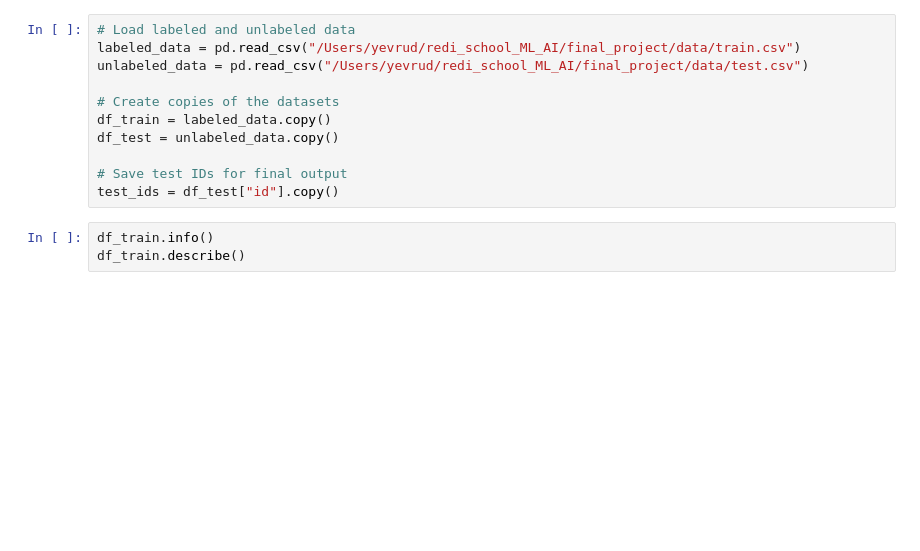
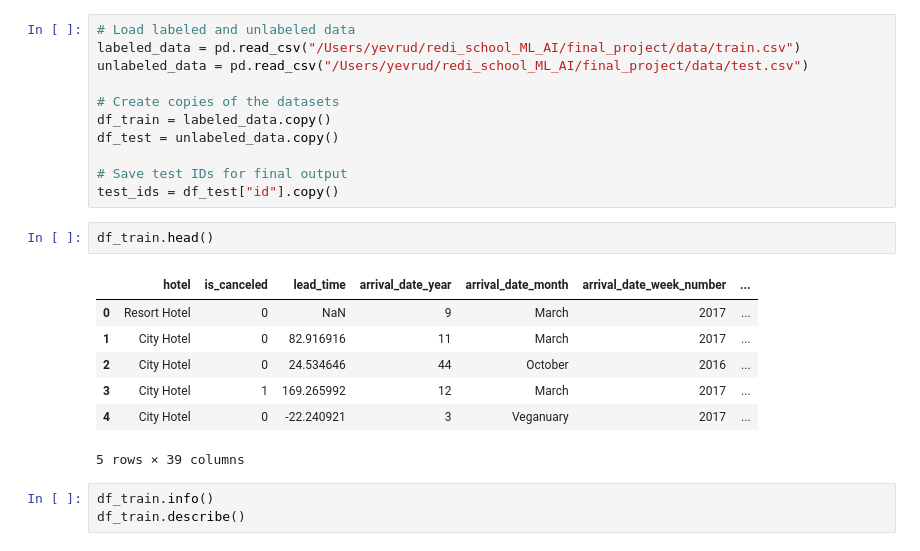
Before and after one commit to Yevheniia-Rudenko/redi_school_ML_AI, a Jupyter notebook: final_project/simple_logistic_regression.ipynb, the cells around one changed output. Saved outputs shown, nothing was run; the diff lists cells and outputs as text; blank space fills up the shorter version.

```diff
--- a/final_project/simple_logistic_regression.ipynb
+++ b/final_project/simple_logistic_regression.ipynb
@@ -28,6 +28,16 @@ df_test = unlabeled_data.copy()
 
 # Save test IDs for final output
 test_ids = df_test["id"].copy()
+# %%
+df_train.head()
+# %% [output]
+|  | hotel | is_canceled | lead_time | arrival_date_year | arrival_date_month | arrival_date_week_number | ... |
+| 0 | Resort Hotel | 0 | NaN | 9 | March | 2017 | ... |
+| 1 | City Hotel | 0 | 82.916916 | 11 | March | 2017 | ... |
+| 2 | City Hotel | 0 | 24.534646 | 44 | October | 2016 | ... |
+| 3 | City Hotel | 1 | 169.265992 | 12 | March | 2017 | ... |
+| 4 | City Hotel | 0 | -22.240921 | 3 | Veganuary | 2017 | ... |
+5 rows × 39 columns
 # %%
 df_train.info()
 df_train.describe()
```
Also changed, not shown: parts of 24 cells of this notebook, 5 other files.
